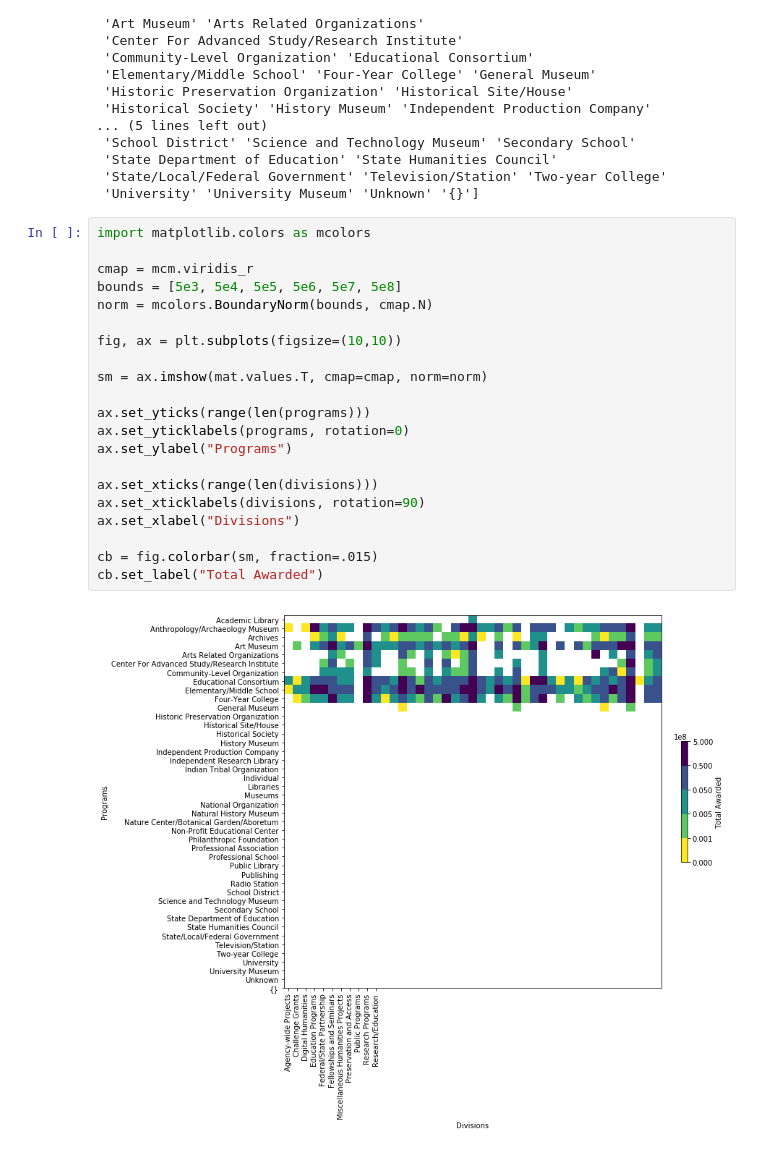
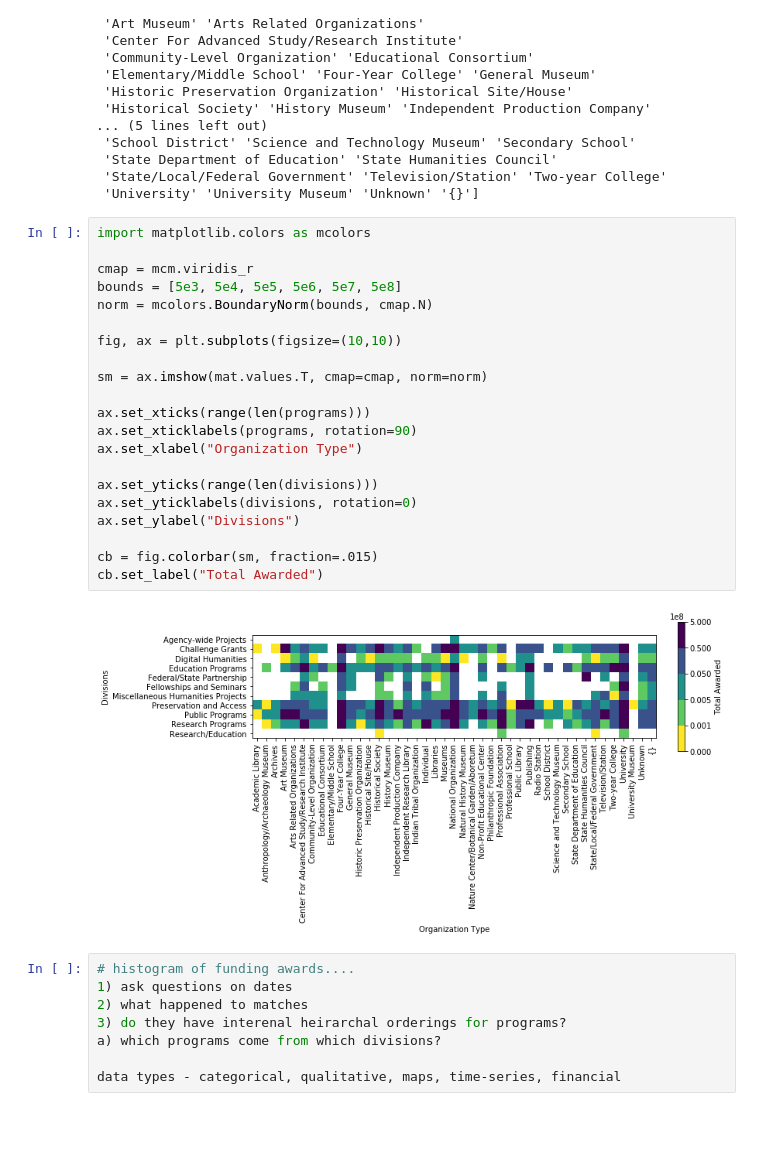
Before and after one commit to story645/neh, a Jupyter notebook: python/matplotlib_tutorial.ipynb, the cells around one changed output. Cells and saved outputs as stored; diff of their text form; blank space fills up the shorter version.

```diff
--- a/matplotlib_tutorial.ipynb
+++ b/python/matplotlib_tutorial.ipynb
@@ -458,23 +472,31 @@ Index(['Agency-wide Projects', 'Challenge Grants', 'Digital Humanities',
 # %%
 import matplotlib.colors as mcolors
 
 cmap = mcm.viridis_r
 bounds = [5e3, 5e4, 5e5, 5e6, 5e7, 5e8]
 norm = mcolors.BoundaryNorm(bounds, cmap.N)
 
 fig, ax = plt.subplots(figsize=(10,10))
 
 sm = ax.imshow(mat.values.T, cmap=cmap, norm=norm)
 
-ax.set_yticks(range(len(programs)))
-ax.set_yticklabels(programs, rotation=0)
-ax.set_ylabel("Programs")
+ax.set_xticks(range(len(programs)))
+ax.set_xticklabels(programs, rotation=90)
+ax.set_xlabel("Organization Type")
 
-ax.set_xticks(range(len(divisions)))
-ax.set_xticklabels(divisions, rotation=90)
-ax.set_xlabel("Divisions")
+ax.set_yticks(range(len(divisions)))
+ax.set_yticklabels(divisions, rotation=0)
+ax.set_ylabel("Divisions")
 
 cb = fig.colorbar(sm, fraction=.015)
 cb.set_label("Total Awarded")
 # %% [output]
-[figure, old version]
+[figure, new version]
+# %%
+# histogram of funding awards....
+1) ask questions on dates
+2) what happened to matches
+3) do they have interenal heirarchal orderings for programs?
+a) which programs come from which divisions?
+
+data types - categorical, qualitative, maps, time-series, financial
```
Also changed, not shown: parts of 5 cells of this notebook, 1 other file.
